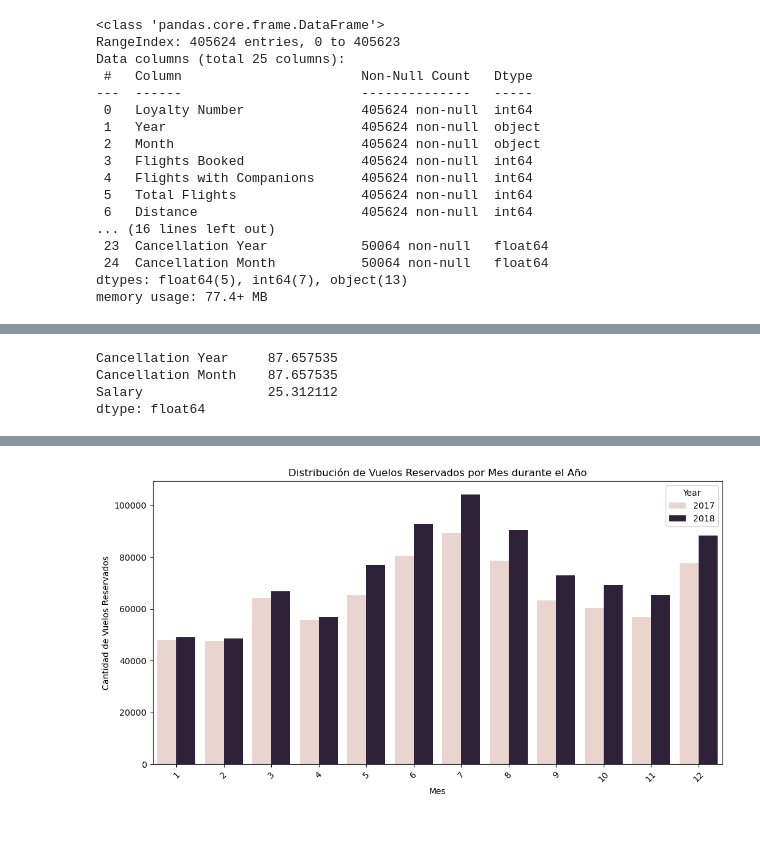
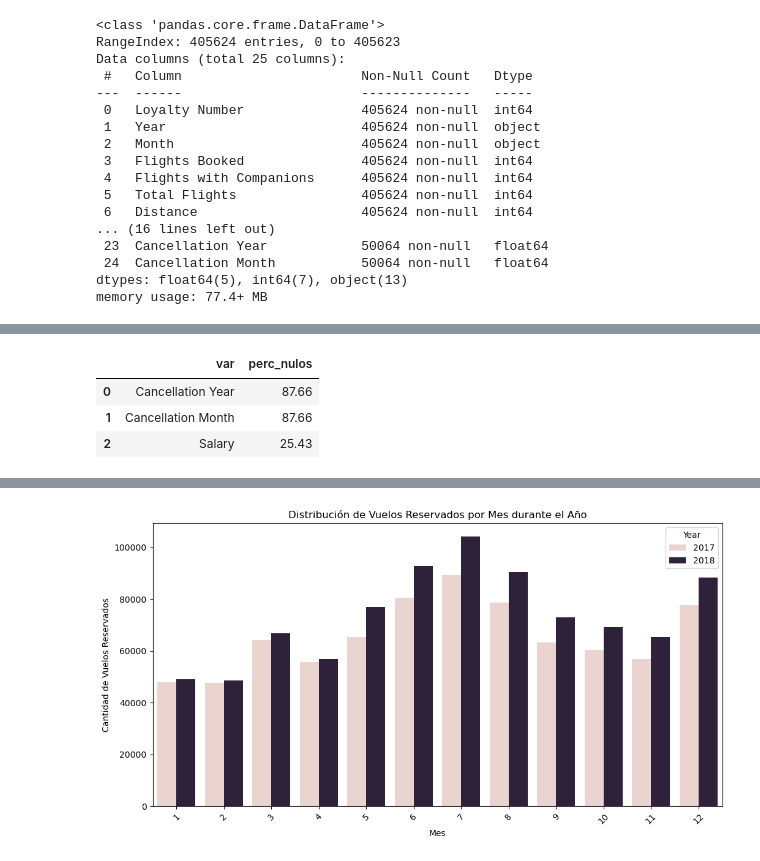
Before and after one commit to 23lau/EDA-Customer-Flights-and-Loyalty-History, a Jupyter notebook: EDA_Customer_Flight_and_Loyalty_History.ipynb, the cells around one changed output, grey strips where cells are left out. Saved outputs shown, nothing was run; the diff lists cells and outputs as text; code cells hidden in the pictures; blank space fills up the shorter version.

```diff
--- a/EDA_Customer_Flight_and_Loyalty_History.ipynb
+++ b/EDA_Customer_Flight_and_Loyalty_History.ipynb
@@ -503,11 +480,20 @@ dtype: float64
-# %%
-nulos_2 = porcentaje_nulos[porcentaje_nulos > 0]
-nulos_2.sort_values(ascending=False)
-# %% [output]
-Cancellation Year     87.657535
-Cancellation Month    87.657535
-Salary                25.312112
-dtype: float64
+# %%
+# Elimino nulos
+
+def porcentaje_nulos(df):
+    nulos = (df.isnull().sum() / df.shape[0] * 100).round(2)
+    nulos = nulos[nulos > 0]
+    nulos = nulos.sort_values(ascending=False)
+    nulos = nulos.to_frame(name='perc_nulos').reset_index().rename(columns={'index': 'var'})
+    return nulos
+
+data = df_unido_merge
+porcentaje_nulos(data)
+# %% [output]
+|  | var | perc_nulos |
+| 0 | Cancellation Year | 87.66 |
+| 1 | Cancellation Month | 87.66 |
+| 2 | Salary | 25.43 |
 # %%
 ## Hay 3 columnas con nulos: 'Cancellation Year', 'Cancellation Month' y 'Salary'.
 # Realmente de las tres creo que la única relevante para el analisis va a ser 'Salary', las otros dos no parecen muy importantes y con tanto porcentaje de
```
Also changed, not shown: parts of 77 cells of this notebook.
